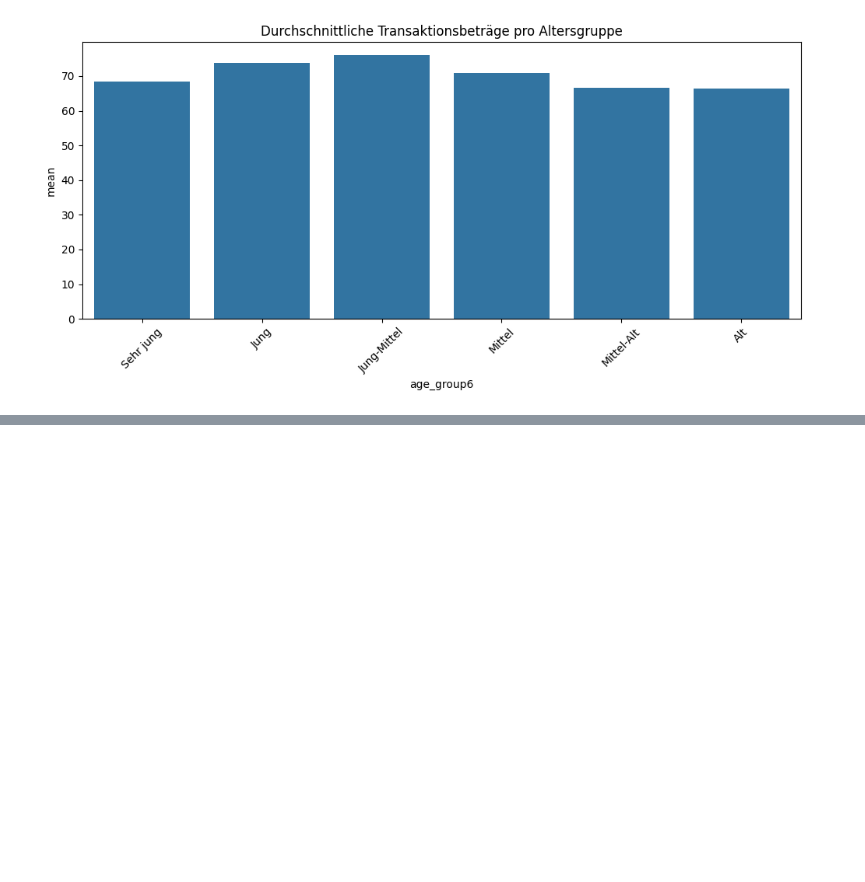
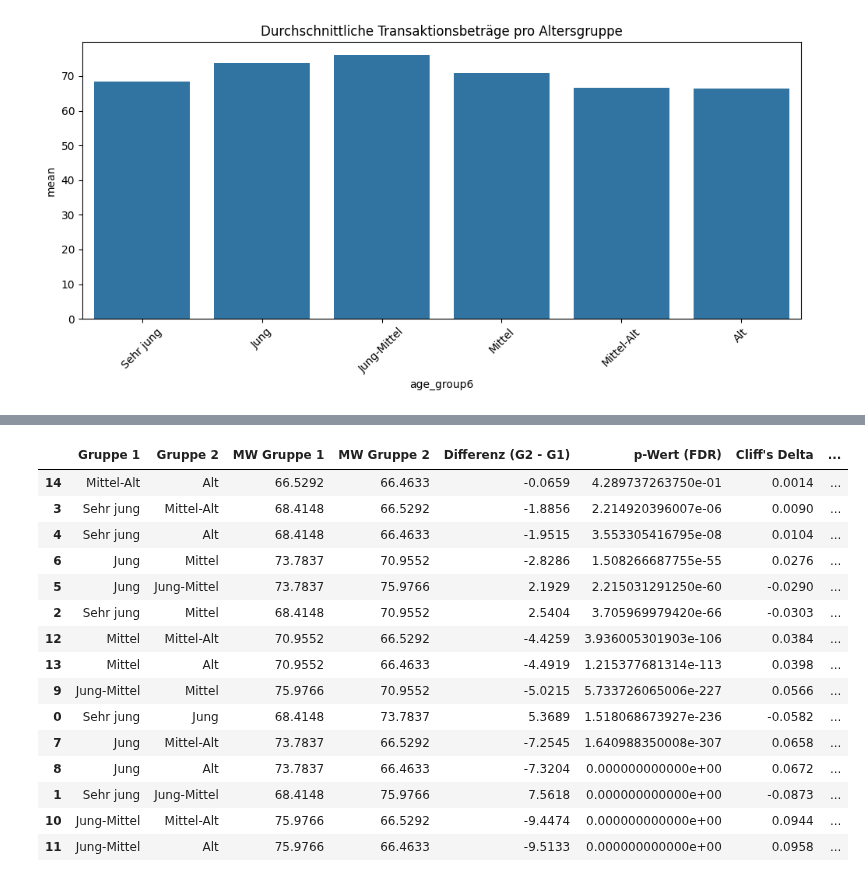
Before and after one commit to philethaler/Statistik-Datenbank, a Jupyter notebook: Analyse_9.ipynb, the cells around one changed output, grey strips where cells are left out. Saved outputs shown, nothing was run; the diff lists cells and outputs as text; code cells hidden in the pictures; blank space fills up the shorter version.

```diff
--- a/Analyse_9.ipynb
+++ b/Analyse_9.ipynb
@@ -634,0 +516,77 @@ effects_d_df
+# %%
+from cliffs_delta import cliffs_delta
+
+# 1) Mittelwerte pro Altersgruppe
+group_means = ds.groupby("age_group6")["amt"].mean()
+
+# 2) Alle Paarvergleiche sammeln (inkl. FDR-p-Werte)
+rows = []
+
+groups = corr_age.index.tolist()
+
+for i in range(len(groups)):
+    for j in range(i+1, len(groups)):
+        g1 = groups[i]
+        g2 = groups[j]
+
+        # FDR-korrigierter p-Wert
+        p = corr_age.loc[g1, g2]
+
+        # Daten der Gruppen
+        x = ds[ds["age_group6"] == g1]["amt"]
+        y = ds[ds["age_group6"] == g2]["amt"]
+
+        # Mittelwerte
+        m1 = group_means[g1]
+        m2 = group_means[g2]
+        diff = m2 - m1
+
+        # Cliff's Delta
+        delta, size = cliffs_delta(x, y)
+
+        rows.append({
+            "Gruppe 1": g1,
+            "Gruppe 2": g2,
+            "MW Gruppe 1": m1,
+            "MW Gruppe 2": m2,
+            "Differenz (G2 - G1)": diff,
+            "p-Wert (FDR)": p,
+            "Cliff's Delta": delta,
+            "Effekt-Kategorie": size
+        })
+
+
+# 3) DataFrame bauen
+age_compare_cliff = pd.DataFrame(rows)
+
+# p-Werte schön formatieren
+age_compare_cliff["p-Wert (FDR)"] = age_compare_cliff["p-Wert (FDR)"].apply(lambda x: format(x, ".12e"))
+
+# Nach Effektstärke sortieren (nach |Cliff’s Delta|)
+age_compare_cliff = age_compare_cliff.reindex(
+    age_compare_cliff["Cliff's Delta"].abs().sort_values().index
+)
+
+# Anzeige normal zurücksetzen
+pd.reset_option("display.max_rows")
+pd.reset_option("display.max_columns")
+pd.reset_option("display.expand_frame_repr")
+
+age_compare_cliff
+# %% [output]
+|  | Gruppe 1 | Gruppe 2 | MW Gruppe 1 | MW Gruppe 2 | Differenz (G2 - G1) | p-Wert (FDR) | Cliff's Delta | ... |
+| 14 | Mittel-Alt | Alt | 66.5292 | 66.4633 | -0.0659 | 4.289737263750e-01 | 0.0014 | ... |
+| 3 | Sehr jung | Mittel-Alt | 68.4148 | 66.5292 | -1.8856 | 2.214920396007e-06 | 0.0090 | ... |
+| 4 | Sehr jung | Alt | 68.4148 | 66.4633 | -1.9515 | 3.553305416795e-08 | 0.0104 | ... |
+| 6 | Jung | Mittel | 73.7837 | 70.9552 | -2.8286 | 1.508266687755e-55 | 0.0276 | ... |
+| 5 | Jung | Jung-Mittel | 73.7837 | 75.9766 | 2.1929 | 2.215031291250e-60 | -0.0290 | ... |
+| 2 | Sehr jung | Mittel | 68.4148 | 70.9552 | 2.5404 | 3.705969979420e-66 | -0.0303 | ... |
+| 12 | Mittel | Mittel-Alt | 70.9552 | 66.5292 | -4.4259 | 3.936005301903e-106 | 0.0384 | ... |
+| 13 | Mittel | Alt | 70.9552 | 66.4633 | -4.4919 | 1.215377681314e-113 | 0.0398 | ... |
+| 9 | Jung-Mittel | Mittel | 75.9766 | 70.9552 | -5.0215 | 5.733726065006e-227 | 0.0566 | ... |
+| 0 | Sehr jung | Jung | 68.4148 | 73.7837 | 5.3689 | 1.518068673927e-236 | -0.0582 | ... |
+| 7 | Jung | Mittel-Alt | 73.7837 | 66.5292 | -7.2545 | 1.640988350008e-307 | 0.0658 | ... |
+| 8 | Jung | Alt | 73.7837 | 66.4633 | -7.3204 | 0.000000000000e+00 | 0.0672 | ... |
+| 1 | Sehr jung | Jung-Mittel | 68.4148 | 75.9766 | 7.5618 | 0.000000000000e+00 | -0.0873 | ... |
+| 10 | Jung-Mittel | Mittel-Alt | 75.9766 | 66.5292 | -9.4474 | 0.000000000000e+00 | 0.0944 | ... |
+| 11 | Jung-Mittel | Alt | 75.9766 | 66.4633 | -9.5133 | 0.000000000000e+00 | 0.0958 | ... |
```
Also changed, not shown: parts of 2 cells of this notebook.
